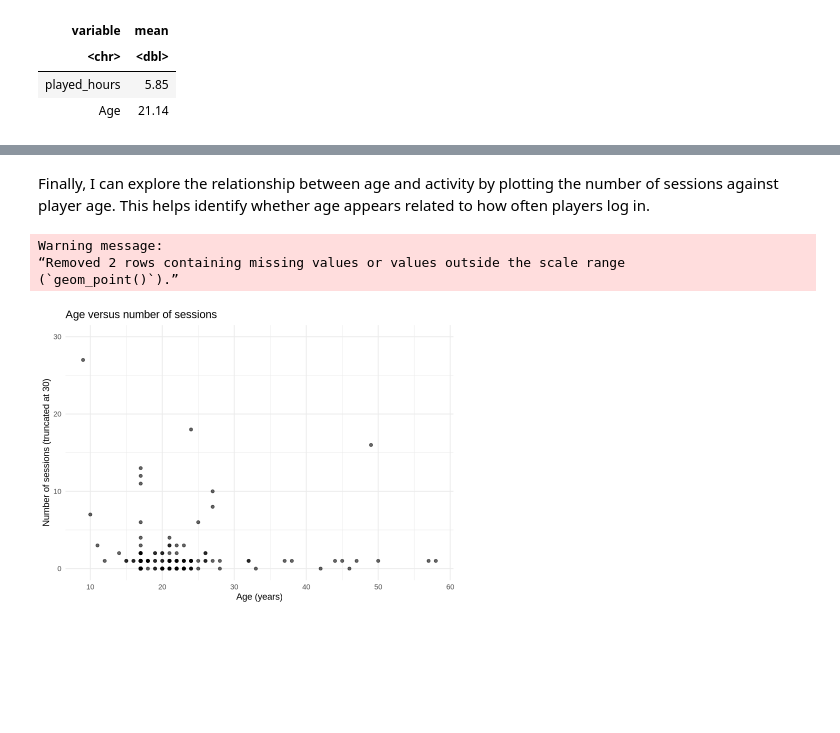
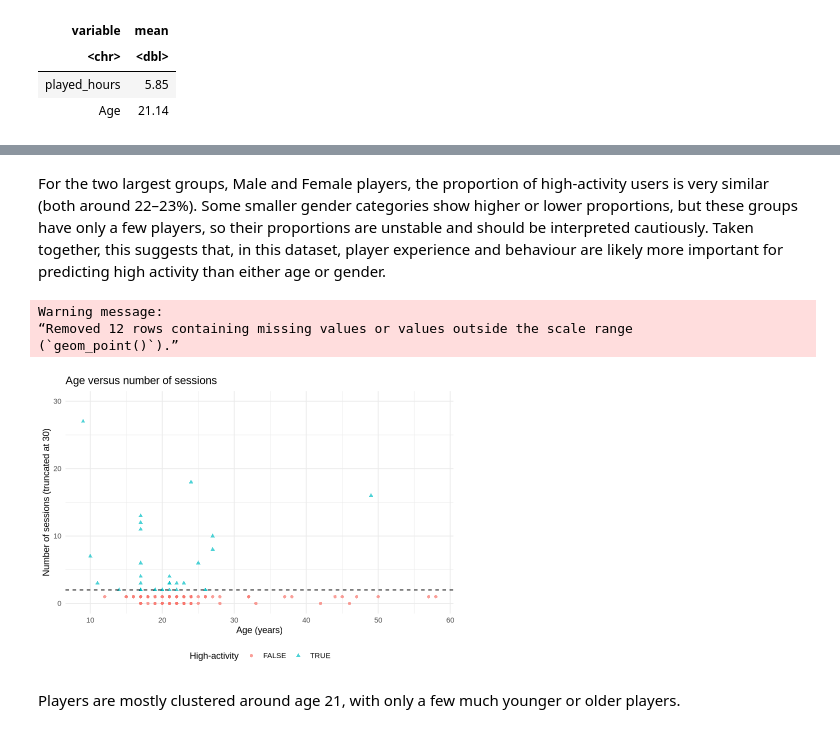
Before and after one commit to Elijah-Lal/Individual-Project-Planning-Stage, a Jupyter notebook: Individual.ipynb, the cells around one changed output, grey strips where cells are left out. Drawn from its saved outputs; the diff is of its cells as text; code cells hidden in the pictures; blank space fills up the shorter version.

```diff
--- a/Individual.ipynb
+++ b/Individual.ipynb
@@ -127,25 +108,0 @@ For a more detailed measure of activity, we can also compute the total minutes p
-# %%
-sessions_with_duration <- sessions |>
-  mutate(
-    duration_min = (original_end_time - original_start_time) / 1000 / 60
-  )
-
-# Summarising both session counts and total minutes per player
-per_player_detailed <- sessions_with_duration |>
-  group_by(hashedEmail) |>
-  summarise(
-    n_sessions    = n(),
-    total_minutes = sum(duration_min, na.rm = TRUE),
-    .groups = "drop"
-  )
-
-# Joining back to players data and handle missing values
-players_joined <- players |>
-  left_join(per_player_detailed, by = "hashedEmail") |>
-  mutate(
-    n_sessions    = replace_na(n_sessions, 0),
-    total_minutes = replace_na(total_minutes, 0),
-    HighActivity  = n_sessions >= 2
-  )
-
-glimpse(players_joined)
@@ -266,17 +238,24 @@ ggplot(players_joined, aes(x = gender, y = n_sessions)) +
 # %% [markdown]
-Finally, I can explore the relationship between age and activity by plotting the number of sessions against player age. This helps identify whether age appears related to how often players log in.
+For the two largest groups, Male and Female players, the proportion of high-activity users is very similar (both around 22–23%). Some smaller gender categories show higher or lower proportions, but these groups have only a few players, so their proportions are unstable and should be interpreted cautiously.
+Taken together, this suggests that, in this dataset, player experience and behaviour are likely more important for predicting high activity than either age or gender.
 # %%
-ggplot(players_joined, aes(x = Age, y = n_sessions)) +
-  geom_point(alpha = 0.6) +
-  coord_cartesian(ylim = c(0, 30)) +
+ggplot(players_joined, aes(x = Age, y = n_sessions, color = HighActivity, shape = HighActivity)) +
+  geom_point(alpha = 0.7) +
+  geom_hline(yintercept = 2, linetype = "dashed") +
+  ylim(0, 30) +
   labs(
     title = "Age versus number of sessions",
     x = "Age (years)",
-    y = "Number of sessions (truncated at 30)"
+    y = "Number of sessions (truncated at 30)",
+    color = "High-activity",
+    shape = "High-activity"
   ) +
-  theme_minimal()
+  theme_minimal() +
+  theme(legend.position = "bottom")
 # %% [output]
 Warning message:
-“Removed 2 rows containing missing values or values outside the scale range
+“Removed 12 rows containing missing values or values outside the scale range
 (`geom_point()`).”
-[figure, old version]
+[figure, new version]
+# %% [markdown]
+Players are mostly clustered around age 21, with only a few much younger or older players.
```
Also changed, not shown: parts of 17 cells of this notebook.
